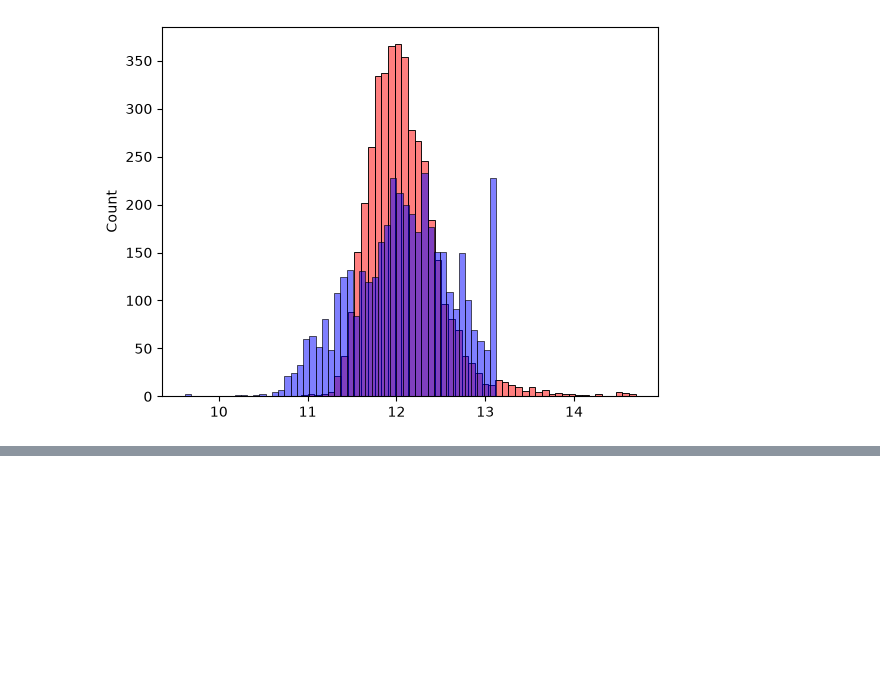
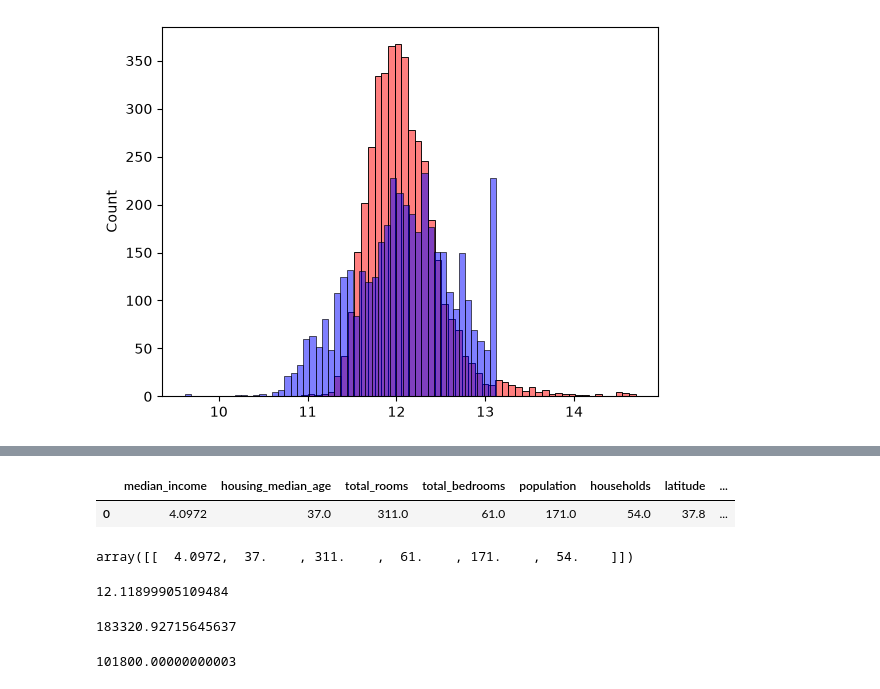
Before and after one commit to K-Princ/machine-learning-projects, a Jupyter notebook: house_price_prediction/house_price.ipynb, the cells around one changed output, grey strips where cells are left out. Cells and saved outputs as stored; diff of their text form; code cells hidden in the pictures; blank space fills up the shorter version.

```diff
--- a/house_price_prediction/house_price.ipynb
+++ b/house_price_prediction/house_price.ipynb
@@ -183,0 +232,3 @@ sns.histplot(y_val, color = 'blue', alpha = 0.5, bins = 50)
+# %%
+house = df_test.iloc[40].to_dict()
+house
@@ -183,0 +244,25 @@ sns.histplot(y_val, color = 'blue', alpha = 0.5, bins = 50)
+# %%
+df_small = pd.DataFrame([house])
+df_small
+# %% [output]
+|  | median_income | housing_median_age | total_rooms | total_bedrooms | population | households | latitude | ... |
+| 0 | 4.0972 | 37.0 | 311.0 | 61.0 | 171.0 | 54.0 | 37.8 | ... |
+# %%
+X_small = prepare_X(df_small)
+X_small
+# %% [output]
+array([[  4.0972,  37.    , 311.    ,  61.    , 171.    ,  54.    ]])
+# %%
+y_pred  = w0 + X_small.dot(w)
+y_pred = y_pred[0]
+print(y_pred)
+# %% [output]
+12.11899905109484
+# %%
+print(np.expm1(y_pred))
+# %% [output]
+183320.92715645637
+# %%
+print(np.expm1(y_test[40]))
+# %% [output]
+101800.00000000003
```
Also changed, not shown: parts of 9 cells of this notebook.
